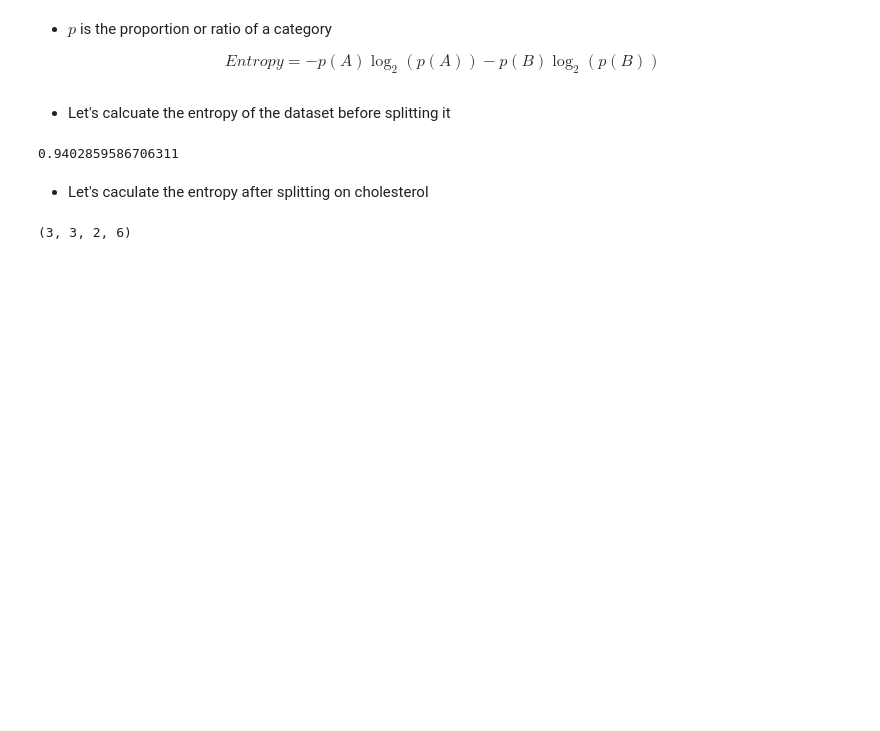
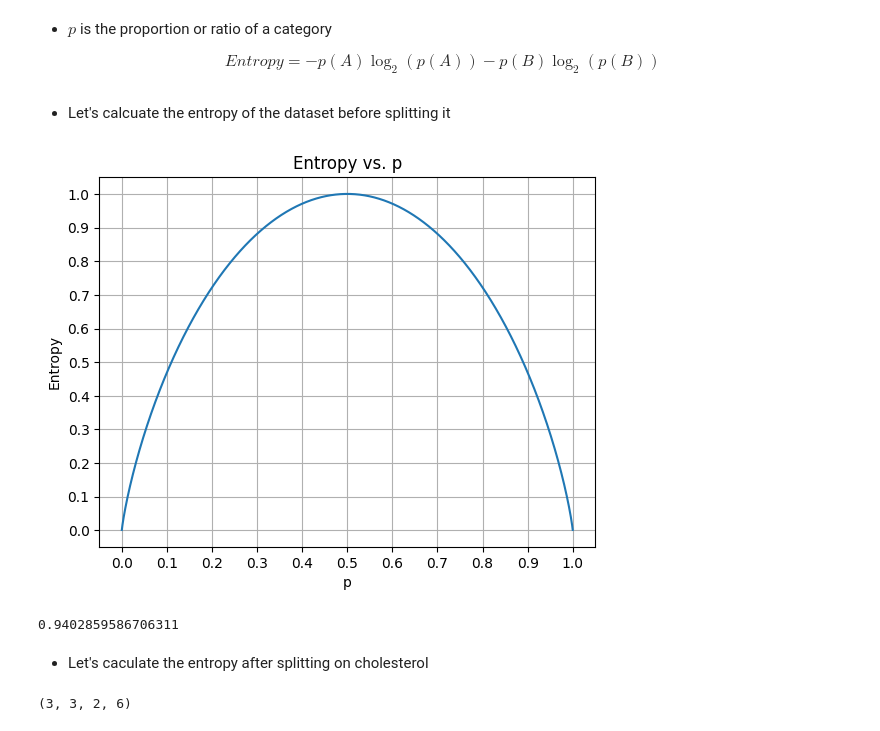
Before and after one commit to PaulToronto/IBM---AI-Engineering-Professional-Certificate, a Jupyter notebook: 1_3_Classification.ipynb, the cells around one changed output. Drawn from its saved outputs; the diff is of its cells as text; code cells hidden in the pictures; blank space fills up the shorter version.

```diff
--- a/1_3_Classification.ipynb
+++ b/1_3_Classification.ipynb
@@ -694,6 +698,26 @@ def entropy(num_A, num_B):
     pB = num_B / total
     entrpy = - pA * np.log2(pA) - pB * np.log2(pB)
     return entrpy
+
+entropy_p = lambda p: - p * np.log2(p) - (1-p) * np.log2(1-p)
+# %%
+x = np.linspace(0, 1, 10000)
+xticks = np.linspace(0, 1, 11)
+yticks = xticks
+
+# avoids division by zero
+x = x[1:-1]
+
+plt.plot(x, entropy_p(x))
+plt.xlabel('p')
+plt.ylabel('Entropy')
+plt.title('Entropy vs. p')
+plt.xticks(xticks)
+plt.yticks(yticks)
+plt.grid()
+plt.show()
+# %% [output]
+[figure, added]
 # %%
 num_A, num_B = df['Drug'].value_counts().sort_index().values
 entropy(num_A, num_B)
```
Also changed, not shown: parts of 46 cells of this notebook.
